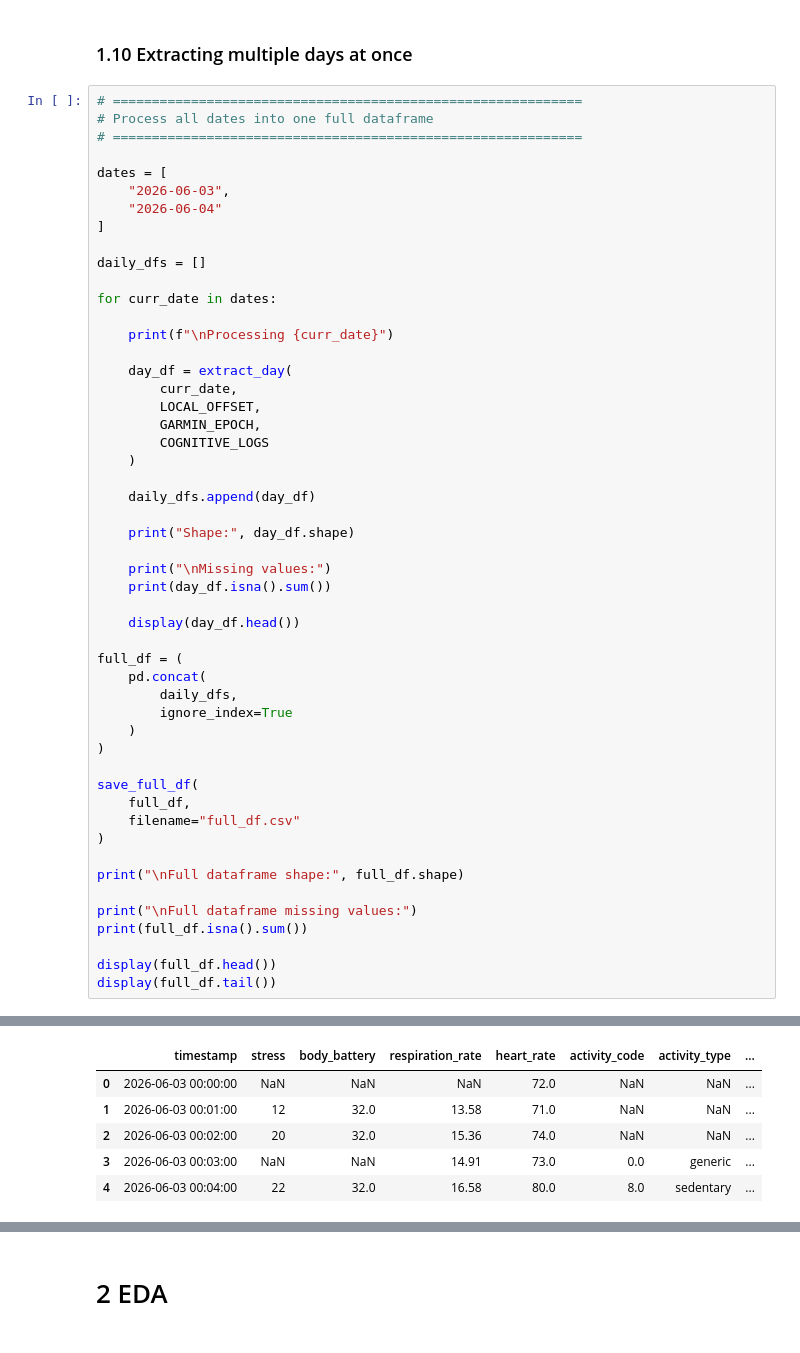
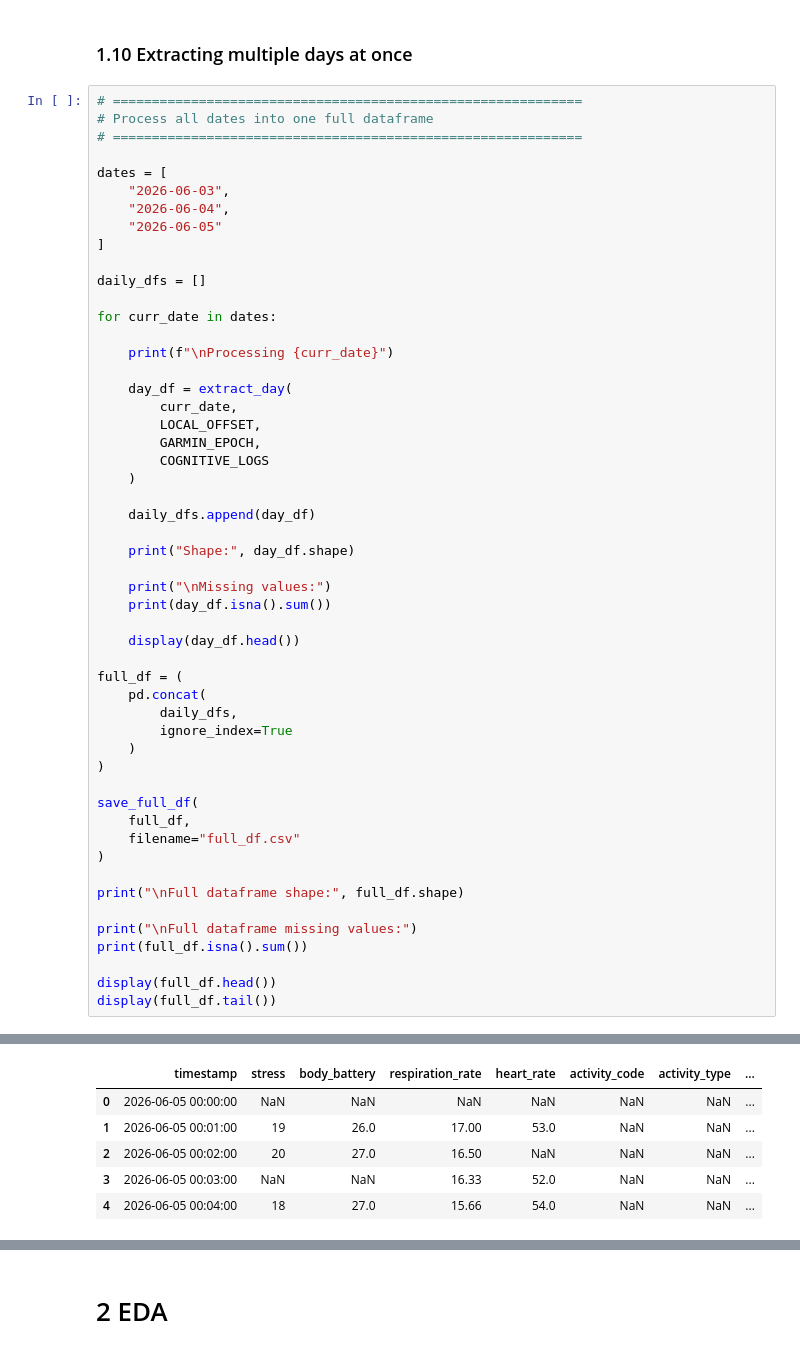
Before and after one commit to Xenoxort/ML4QS, a Jupyter notebook: notebooks/00_data_exportation.ipynb, the cells around one changed output, grey strips where cells are left out. Drawn from its saved outputs; the diff is of its cells as text.

```diff
--- a/notebooks/00_data_exportation.ipynb
+++ b/notebooks/00_data_exportation.ipynb
@@ -935,7 +935,8 @@ def extract_day(
 
 dates = [
     "2026-06-03",
-    "2026-06-04"
+    "2026-06-04",
+    "2026-06-05"
 ]
 
 daily_dfs = []
@@ -1033,8 +1033,8 @@ activity_type       109
 is_cognitive          0
 dtype: int64
 |  | timestamp | stress | body_battery | respiration_rate | heart_rate | activity_code | activity_type | ... |
-| 0 | 2026-06-03 00:00:00 | NaN | NaN | NaN | 72.0 | NaN | NaN | ... |
-| 1 | 2026-06-03 00:01:00 | 12 | 32.0 | 13.58 | 71.0 | NaN | NaN | ... |
-| 2 | 2026-06-03 00:02:00 | 20 | 32.0 | 15.36 | 74.0 | NaN | NaN | ... |
-| 3 | 2026-06-03 00:03:00 | NaN | NaN | 14.91 | 73.0 | 0.0 | generic | ... |
-| 4 | 2026-06-03 00:04:00 | 22 | 32.0 | 16.58 | 80.0 | 8.0 | sedentary | ... |
+| 0 | 2026-06-05 00:00:00 | NaN | NaN | NaN | NaN | NaN | NaN | ... |
+| 1 | 2026-06-05 00:01:00 | 19 | 26.0 | 17.00 | 53.0 | NaN | NaN | ... |
+| 2 | 2026-06-05 00:02:00 | 20 | 27.0 | 16.50 | NaN | NaN | NaN | ... |
+| 3 | 2026-06-05 00:03:00 | NaN | NaN | 16.33 | 52.0 | NaN | NaN | ... |
+| 4 | 2026-06-05 00:04:00 | 18 | 27.0 | 15.66 | 54.0 | NaN | NaN | ... |
```
Also changed, not shown: parts of 1 cell of this notebook.
